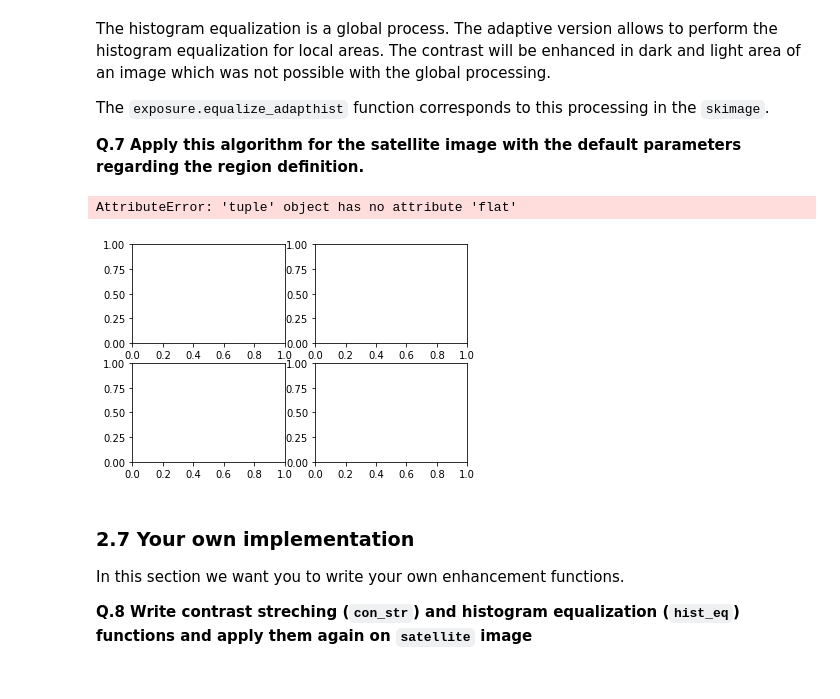
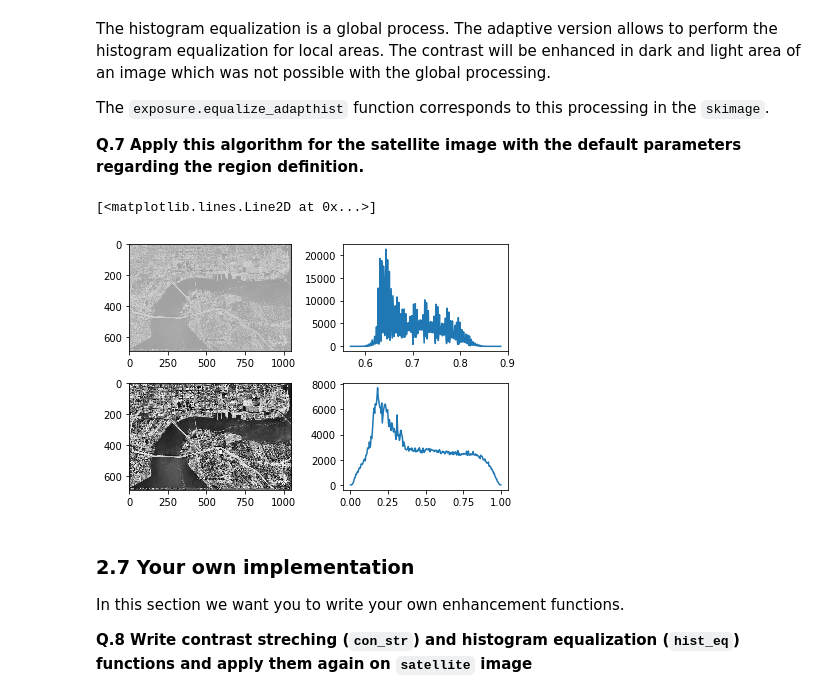
Before and after one commit to marcioabcr/B31XB-IIP-TP-1718, a Jupyter notebook: 2-image-enhancement/2-enhancement.ipynb, the cells around one changed output. Saved outputs shown, nothing was run; the diff lists cells and outputs as text; code cells hidden in the pictures.

```diff
--- a/2-image-enhancement/2-enhancement.ipynb
+++ b/2-image-enhancement/2-enhancement.ipynb
@@ -276,25 +276,21 @@ The `exposure.equalize_adapthist` function corresponds to this processing in the
 
 **Q.7 Apply this algorithm for the satellite image with the default parameters regarding the region definition.**
 # %%
-X = plt.subplots(2,2)
-X.flat
-
-
 subplot(2,2,1)
 io.imshow(img_sat)
 subplot(2,2,2)
 hist_sig = exposure.histogram(img_sat, nbins=256)
 plt.plot(hist_sig[1],hist_sig[0])
 
 sat_equalize_adapt = exposure.equalize_adapthist (img_sat)
 subplot(2,2,3)
 io.imshow(sat_equalize_adapt)
 subplot(2,2,4)
 hist_sig = exposure.histogram(sat_equalize_adapt, nbins=256)
 plt.plot(hist_sig[1],hist_sig[0])
 # %% [output]
-AttributeError: 'tuple' object has no attribute 'flat'
+[<matplotlib.lines.Line2D at 0x...>]
-[figure, old version]
+[figure, new version]
 # %% [markdown]
 ### 2.7 Your own implementation
 In this section we want you to write your own enhancement functions.
```
